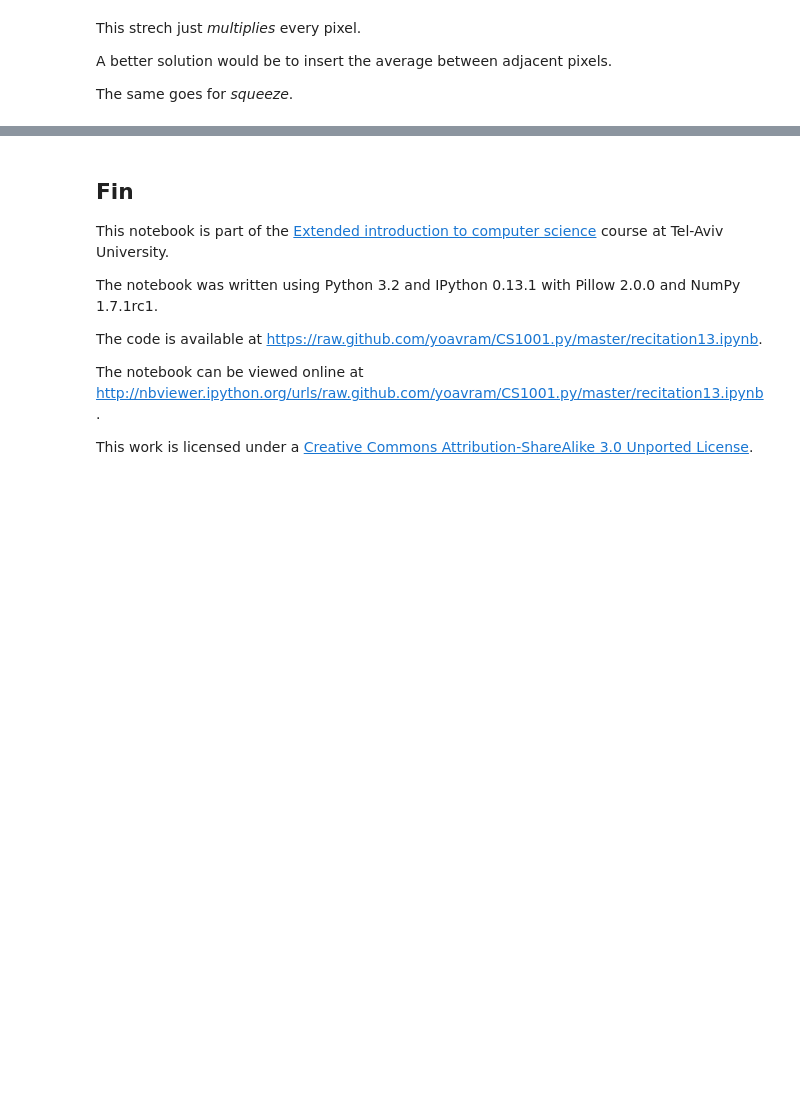
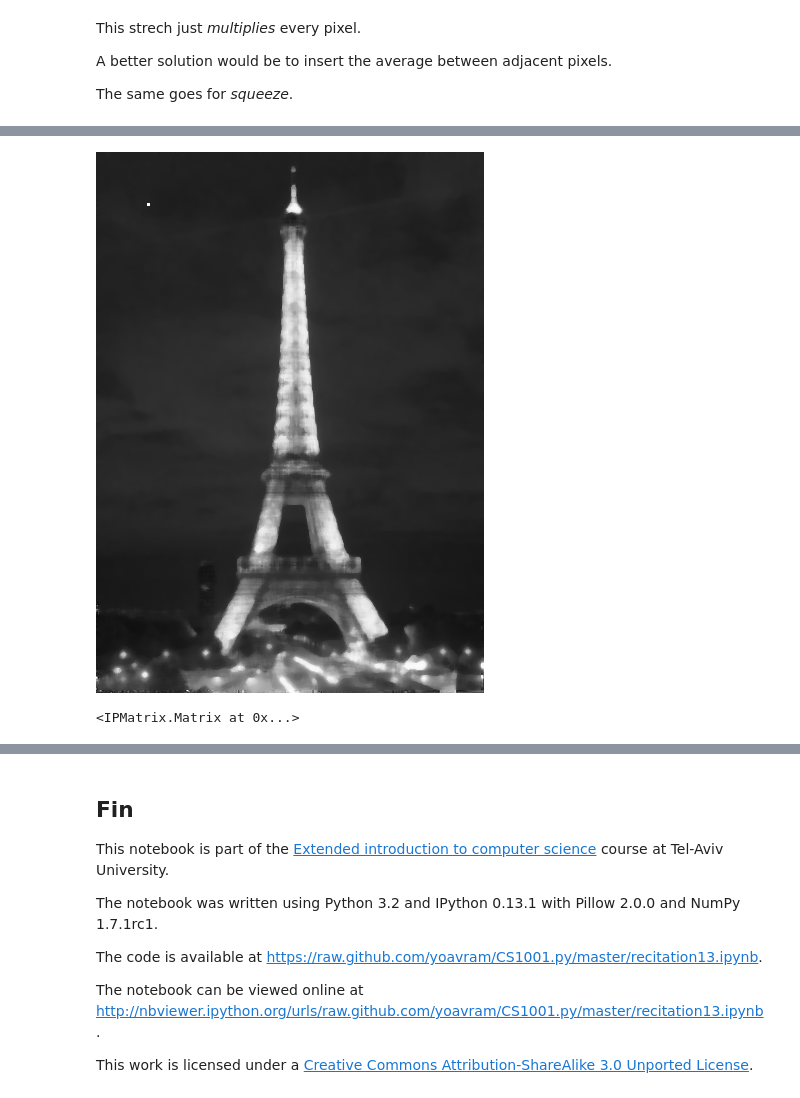
Before and after one commit to yoavram/CS1001.py, a Jupyter notebook: recitation13.ipynb, the cells around one changed output, grey strips where cells are left out. Saved outputs shown, nothing was run; the diff lists cells and outputs as text; code cells hidden in the pictures; blank space fills up the shorter version.

```diff
--- a/recitation13.ipynb
+++ b/recitation13.ipynb
@@ -177,0 +242,5 @@ The same goes for *squeeze*.
+# %%
+local_medians(im, k=3)
+# %% [output]
+[figure, added]
+<IPMatrix.Matrix at 0x...>
```
Also changed, not shown: parts of 22 cells of this notebook.
